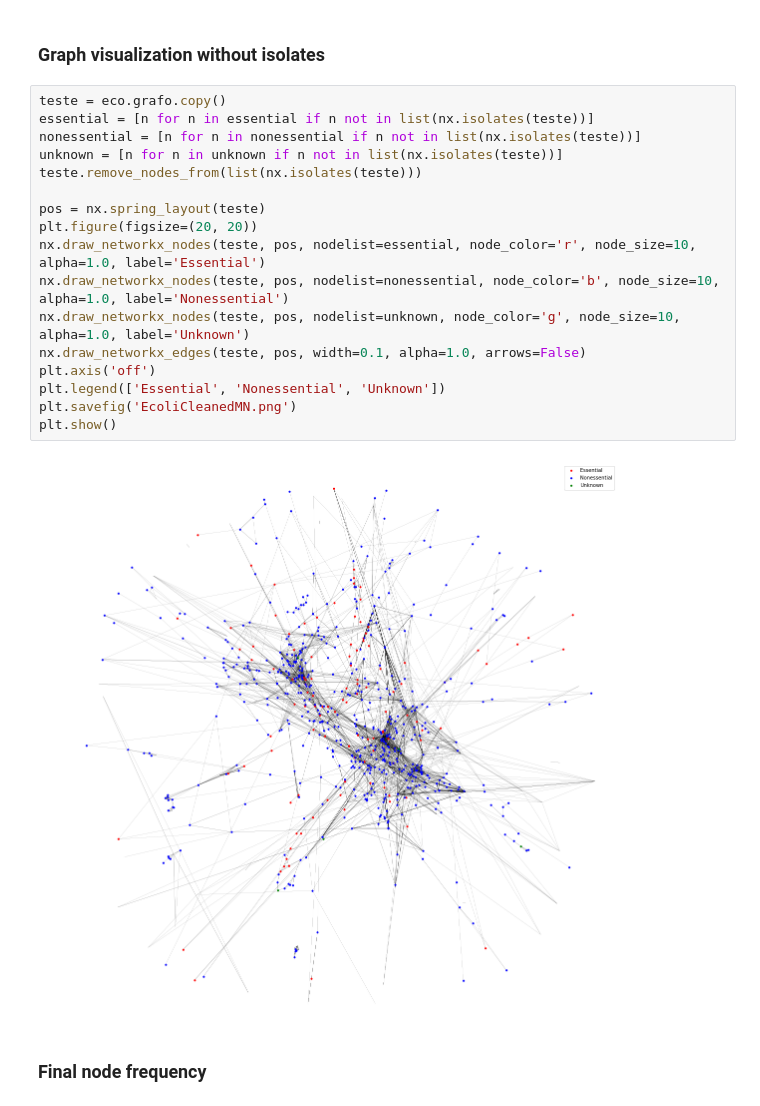
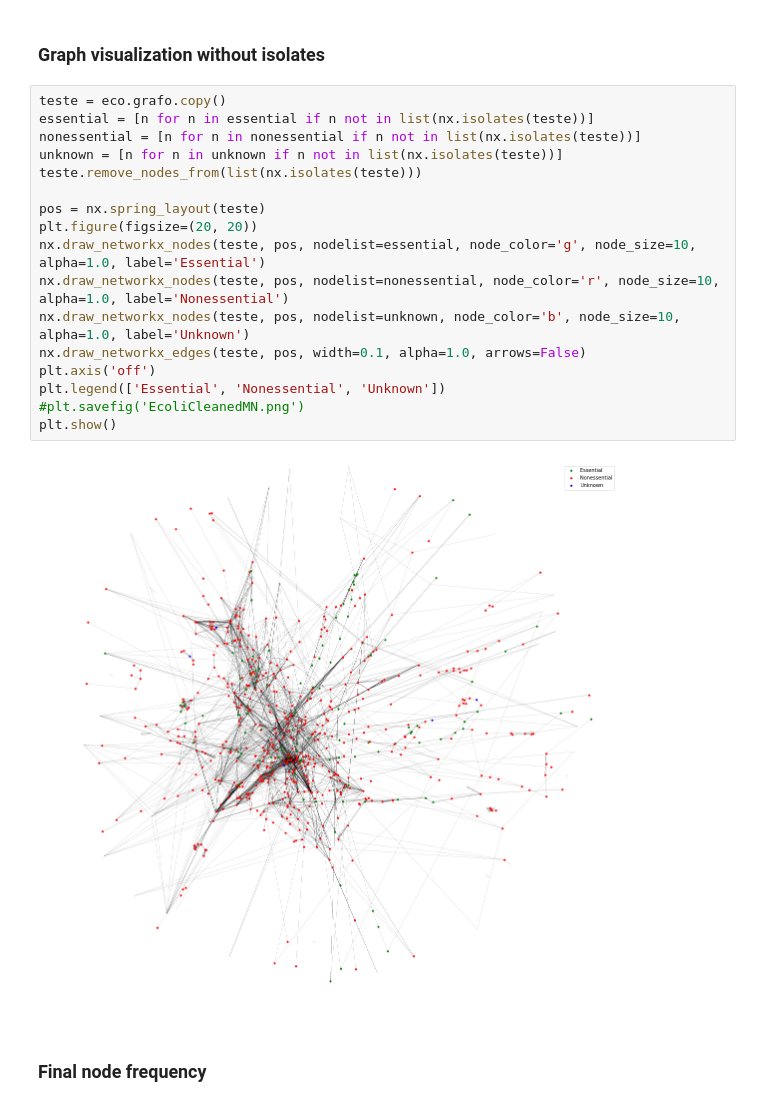
Before and after one commit to heriosousa/Projeto-Essencial, a Jupyter notebook: DataVisualization.ipynb, the cells around one changed output. Cells and saved outputs as stored; diff of their text form.

```diff
--- a/DataVisualization.ipynb
+++ b/DataVisualization.ipynb
@@ -115,22 +127,22 @@ plt.show()
 # %%
 teste = eco.grafo.copy()
 essential = [n for n in essential if n not in list(nx.isolates(teste))]
 nonessential = [n for n in nonessential if n not in list(nx.isolates(teste))]
 unknown = [n for n in unknown if n not in list(nx.isolates(teste))]
 teste.remove_nodes_from(list(nx.isolates(teste)))
 
 pos = nx.spring_layout(teste)
 plt.figure(figsize=(20, 20))
-nx.draw_networkx_nodes(teste, pos, nodelist=essential, node_color='r', node_size=10, alpha=1.0, label='Essential')
-nx.draw_networkx_nodes(teste, pos, nodelist=nonessential, node_color='b', node_size=10, alpha=1.0, label='Nonessential')
-nx.draw_networkx_nodes(teste, pos, nodelist=unknown, node_color='g', node_size=10, alpha=1.0, label='Unknown')
+nx.draw_networkx_nodes(teste, pos, nodelist=essential, node_color='g', node_size=10, alpha=1.0, label='Essential')
+nx.draw_networkx_nodes(teste, pos, nodelist=nonessential, node_color='r', node_size=10, alpha=1.0, label='Nonessential')
+nx.draw_networkx_nodes(teste, pos, nodelist=unknown, node_color='b', node_size=10, alpha=1.0, label='Unknown')
 nx.draw_networkx_edges(teste, pos, width=0.1, alpha=1.0, arrows=False)
 plt.axis('off')
 plt.legend(['Essential', 'Nonessential', 'Unknown'])
-plt.savefig('EcoliCleanedMN.png')
+#plt.savefig('EcoliCleanedMN.png')
 plt.show()
 # %% [output]
-[figure, old version]
+[figure, new version]
 # %% [markdown]
 ### Final node frequency
 # %%
```
Also changed, not shown: parts of 26 cells of this notebook, 1 other file.
